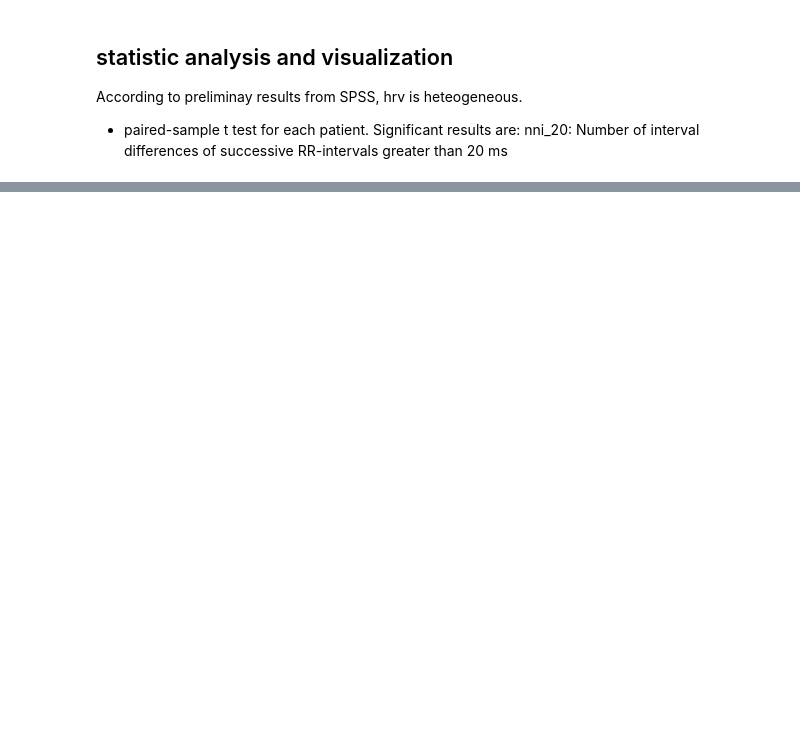
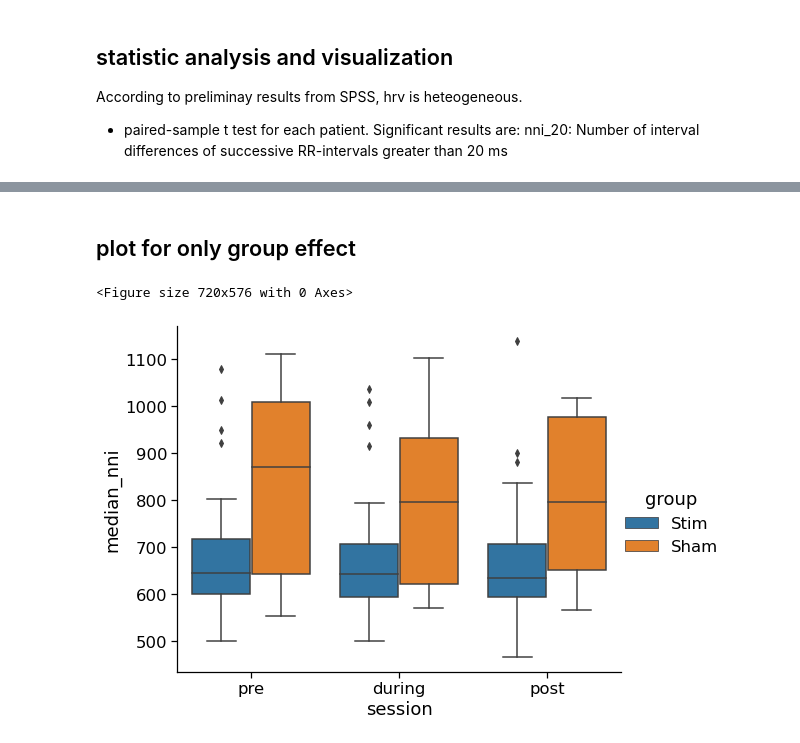
Before and after one commit to jake-joseph/HRV, a Jupyter notebook: NN_extraction_statistics.ipynb, the cells around one changed output, grey strips where cells are left out. Cells and saved outputs as stored; diff of their text form; code cells hidden in the pictures; blank space fills up the shorter version.

```diff
--- a/NN_extraction_statistics.ipynb
+++ b/NN_extraction_statistics.ipynb
@@ -335,0 +450,16 @@ pg.plot_paired(data=df_hrv, dv='nni_20', within='session', subject='subj', dpi=1
+# %% [markdown]
+## plot for only group effect
+# %%
+import seaborn as sns
+sns.set_context("notebook", font_scale=1.5)
+plt.figure(figsize=(10,8))
+sns.catplot(x='session',
+            y='median_nni',
+            hue="group",
+            kind="box",
+            data=df_hrv_sdtID,
+            height=6,
+            aspect=1.3);
+# %% [output]
+<Figure size 720x576 with 0 Axes>
+[figure, added]
```
Also changed, not shown: parts of 11 cells of this notebook.
